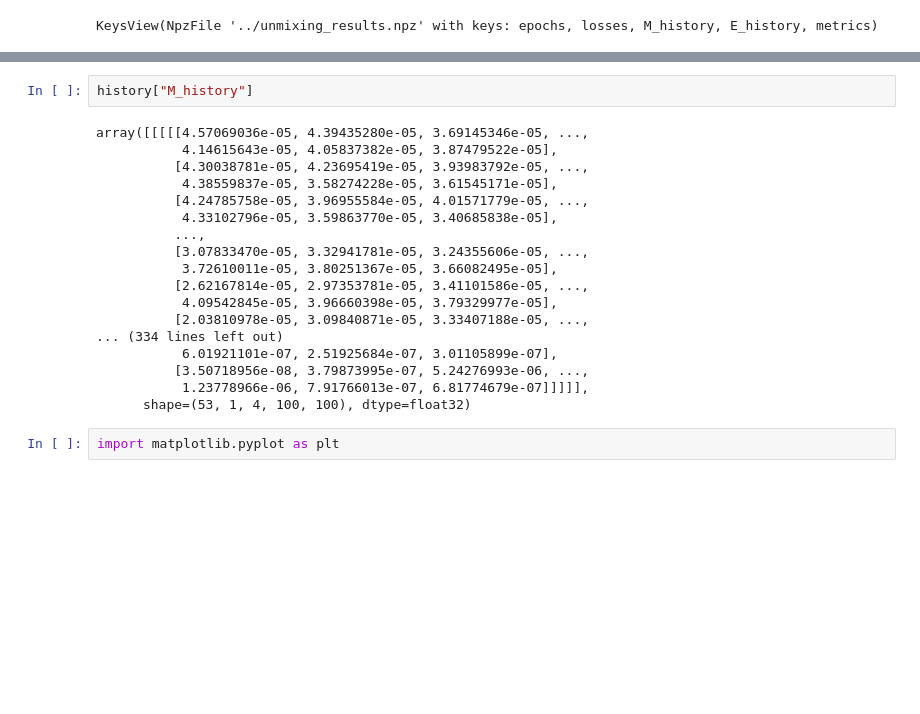
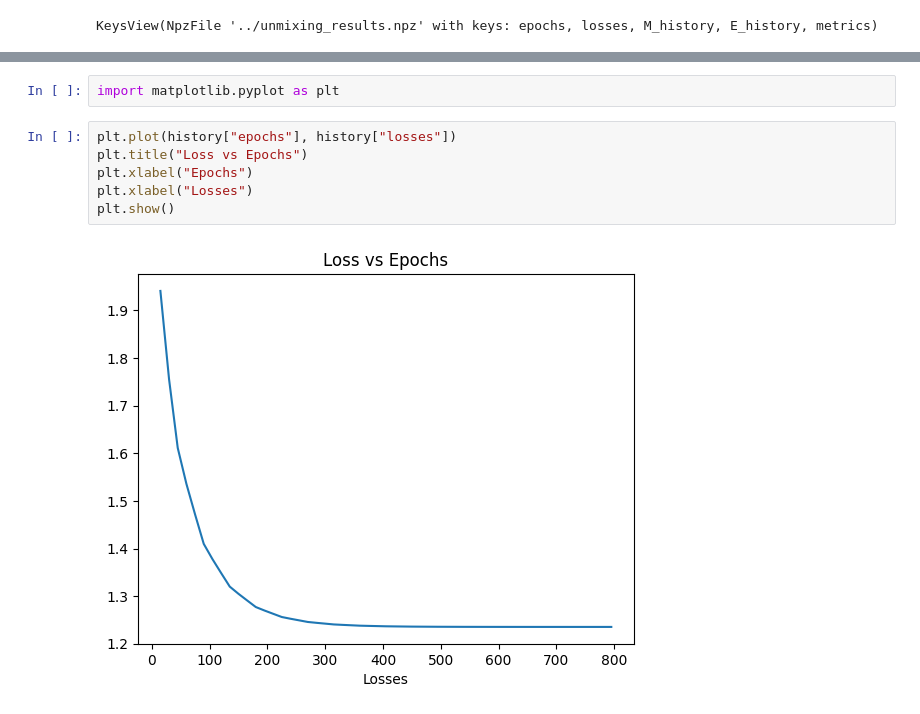
Before and after one commit to shri29s/UNMamba-Implementation-HU, a Jupyter notebook: notebooks/explore_results.ipynb, the cells around one changed output, grey strips where cells are left out. Cells and saved outputs as stored; diff of their text form; blank space fills up the shorter version.

```diff
--- a/notebooks/explore_results.ipynb
+++ b/notebooks/explore_results.ipynb
@@ -23,25 +23,13 @@ array([2.14569402, 1.97521472, 1.83182573, 1.70194292, 1.6083411 ,
-# %%
-history["M_history"]
-# %% [output]
-array([[[[[4.57069036e-05, 4.39435280e-05, 3.69145346e-05, ...,
-           4.14615643e-05, 4.05837382e-05, 3.87479522e-05],
-          [4.30038781e-05, 4.23695419e-05, 3.93983792e-05, ...,
-           4.38559837e-05, 3.58274228e-05, 3.61545171e-05],
-          [4.24785758e-05, 3.96955584e-05, 4.01571779e-05, ...,
-           4.33102796e-05, 3.59863770e-05, 3.40685838e-05],
-          ...,
-          [3.07833470e-05, 3.32941781e-05, 3.24355606e-05, ...,
-           3.72610011e-05, 3.80251367e-05, 3.66082495e-05],
-          [2.62167814e-05, 2.97353781e-05, 3.41101586e-05, ...,
-           4.09542845e-05, 3.96660398e-05, 3.79329977e-05],
-          [2.03810978e-05, 3.09840871e-05, 3.33407188e-05, ...,
-... (334 lines left out)
-           6.01921101e-07, 2.51925684e-07, 3.01105899e-07],
-          [3.50718956e-08, 3.79873995e-07, 5.24276993e-06, ...,
-           1.23778966e-06, 7.91766013e-07, 6.81774679e-07]]]]],
-      shape=(53, 1, 4, 100, 100), dtype=float32)
 # %%
 import matplotlib.pyplot as plt
+# %%
+plt.plot(history["epochs"], history["losses"])
+plt.title("Loss vs Epochs")
+plt.xlabel("Epochs")
+plt.xlabel("Losses")
+plt.show()
+# %% [output]
+[figure, added]
 # %%
 for i, map in enumerate(history["M_history"][-1:]):
     map = map.squeeze()
```
Also changed, not shown: parts of 7 cells of this notebook, 5 other files.
